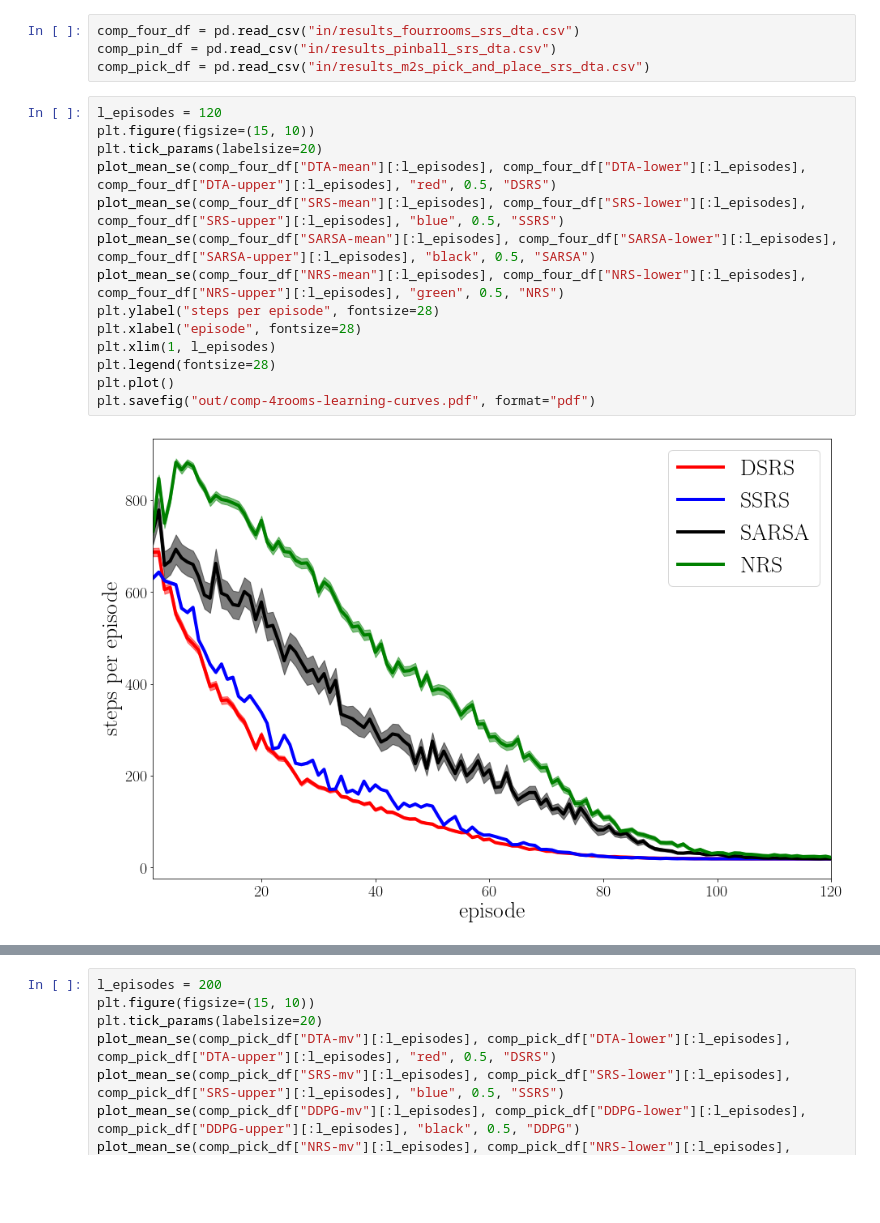
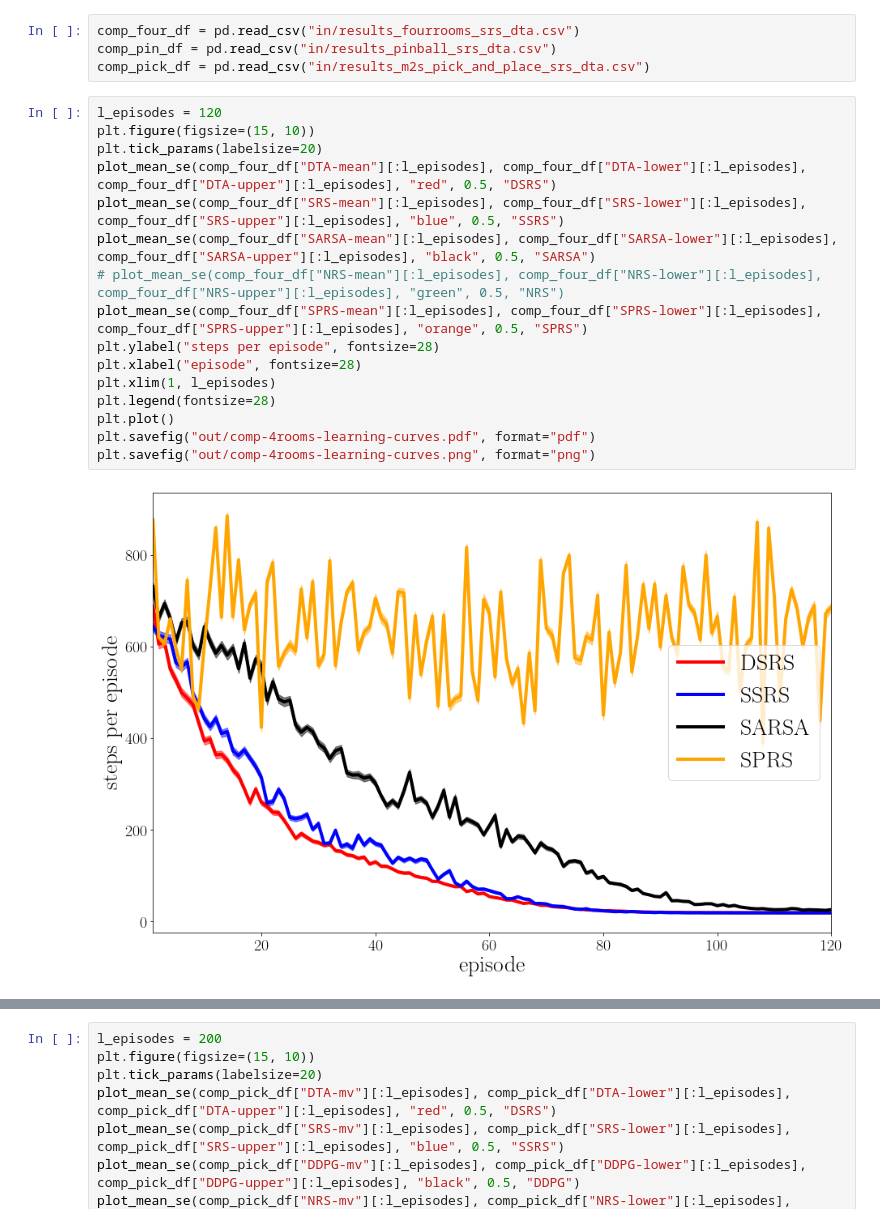
Before and after one commit to takato86/analyze_result, a Jupyter notebook: notebooks/error-bar-area.ipynb, the cells around one changed output, grey strips where cells are left out. Drawn from its saved outputs; the diff is of its cells as text; blank space fills up the shorter version.

Commit message:
simplify the flow for plotting learning curves.

```diff
--- a/notebooks/error-bar-area.ipynb
+++ b/notebooks/error-bar-area.ipynb
@@ -146,19 +146,21 @@ comp_pick_df = pd.read_csv("in/results_m2s_pick_and_place_srs_dta.csv")
 # %%
 l_episodes = 120
 plt.figure(figsize=(15, 10))
 plt.tick_params(labelsize=20)
 plot_mean_se(comp_four_df["DTA-mean"][:l_episodes], comp_four_df["DTA-lower"][:l_episodes], comp_four_df["DTA-upper"][:l_episodes], "red", 0.5, "DSRS")
 plot_mean_se(comp_four_df["SRS-mean"][:l_episodes], comp_four_df["SRS-lower"][:l_episodes], comp_four_df["SRS-upper"][:l_episodes], "blue", 0.5, "SSRS")
 plot_mean_se(comp_four_df["SARSA-mean"][:l_episodes], comp_four_df["SARSA-lower"][:l_episodes], comp_four_df["SARSA-upper"][:l_episodes], "black", 0.5, "SARSA")
-plot_mean_se(comp_four_df["NRS-mean"][:l_episodes], comp_four_df["NRS-lower"][:l_episodes], comp_four_df["NRS-upper"][:l_episodes], "green", 0.5, "NRS")
+# plot_mean_se(comp_four_df["NRS-mean"][:l_episodes], comp_four_df["NRS-lower"][:l_episodes], comp_four_df["NRS-upper"][:l_episodes], "green", 0.5, "NRS")
+plot_mean_se(comp_four_df["SPRS-mean"][:l_episodes], comp_four_df["SPRS-lower"][:l_episodes], comp_four_df["SPRS-upper"][:l_episodes], "orange", 0.5, "SPRS")
 plt.ylabel("steps per episode", fontsize=28)
 plt.xlabel("episode", fontsize=28)
 plt.xlim(1, l_episodes)
 plt.legend(fontsize=28)
 plt.plot()
 plt.savefig("out/comp-4rooms-learning-curves.pdf", format="pdf")
+plt.savefig("out/comp-4rooms-learning-curves.png", format="png")
 # %% [output]
-[figure, old version]
+[figure, new version]
 # %%
 l_episodes = 200
 plt.figure(figsize=(15, 10))
```
Also changed, not shown: parts of 2 cells of this notebook, 21 other files.
